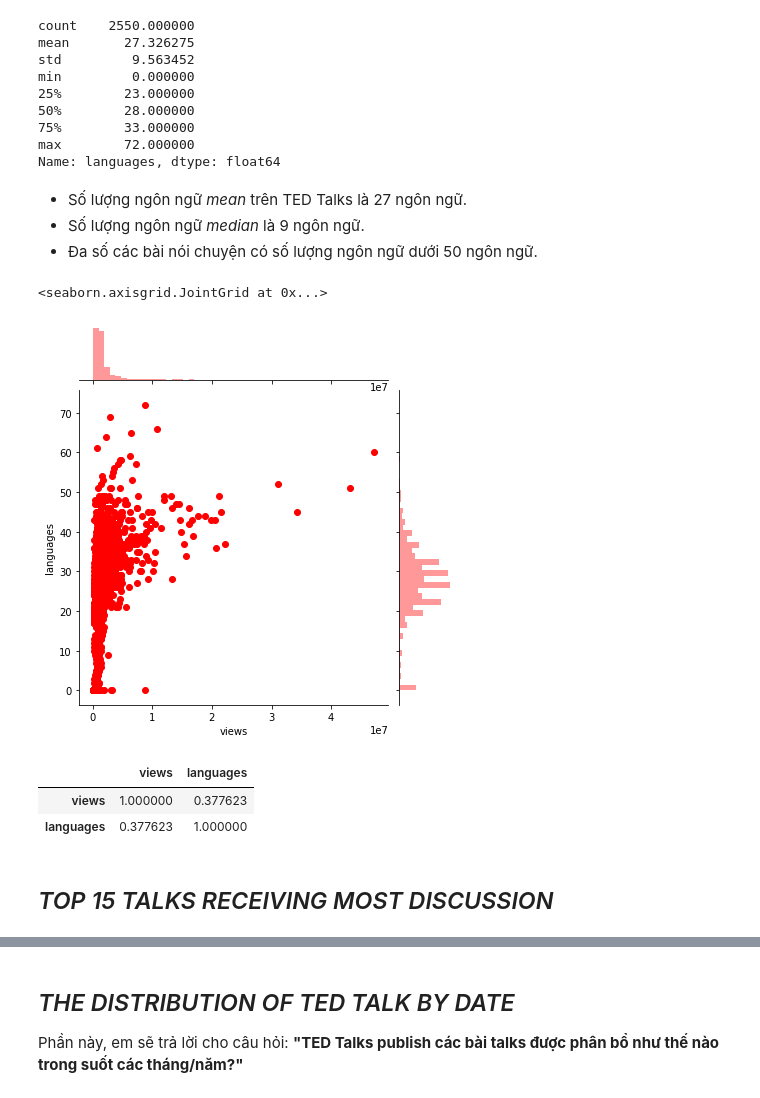
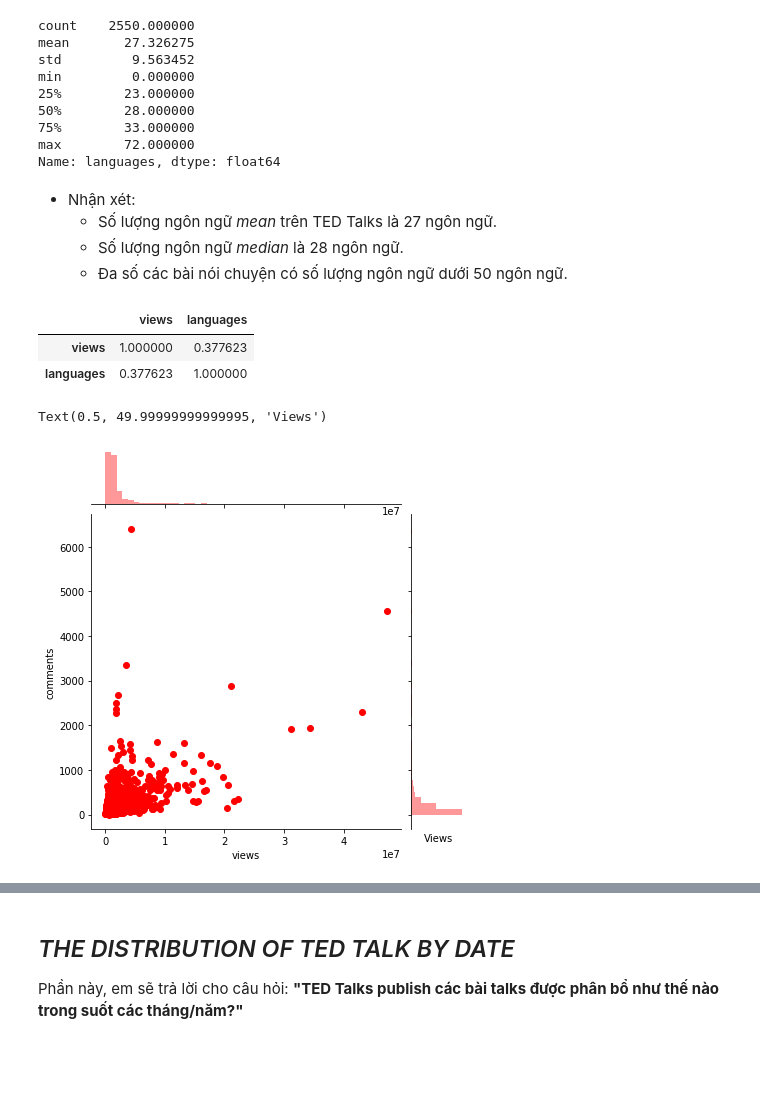
Before and after one commit to nguyenhuynhxuanmai/LTKHDL_FinalProject, a Jupyter notebook: 1712091_NguyenHuynhXuanMai.ipynb, the cells around one changed output, grey strips where cells are left out. Drawn from its saved outputs; the diff is of its cells as text; code cells hidden in the pictures; blank space fills up the shorter version.

```diff
--- a/1712091_NguyenHuynhXuanMai.ipynb
+++ b/1712091_NguyenHuynhXuanMai.ipynb
@@ -381,19 +369,20 @@ min         0.000000
 max        72.000000
 Name: languages, dtype: float64
 # %% [markdown]
-- Số lượng ngôn ngữ *mean* trên TED Talks là 27 ngôn ngữ.
-- Số lượng ngôn ngữ *median* là 9 ngôn ngữ.
-- Đa số các bài nói chuyện có số lượng ngôn ngữ dưới 50 ngôn ngữ.
+- Nhận xét:
+    - Số lượng ngôn ngữ *mean* trên TED Talks là 27 ngôn ngữ.
+    - Số lượng ngôn ngữ *median* là 28 ngôn ngữ.
+    - Đa số các bài nói chuyện có số lượng ngôn ngữ dưới 50 ngôn ngữ.
-# %%
-sns.jointplot(x = 'views', y = 'languages', data = ted, color = 'r')
-# %% [output]
-<seaborn.axisgrid.JointGrid at 0x...>
-[figure, removed]
 # %%
 ted[['views', 'languages']].corr()
 # %% [output]
 |  | views | languages |
 | views | 1.000000 | 0.377623 |
 | languages | 0.377623 | 1.000000 |
-# %% [markdown]
-## *TOP 15 TALKS RECEIVING MOST DISCUSSION*
+# %%
+# Dùng bểu đồ joinplot để kết hợp 2 biến DL với nhau.
+sns.jointplot(x = 'views', y = 'comments', data = ted, color = 'r')
+plt.xlabel('Views')
+# %% [output]
+Text(0.5, 49.99999999999995, 'Views')
+[figure, added]
```
Also changed, not shown: parts of 36 cells of this notebook.
